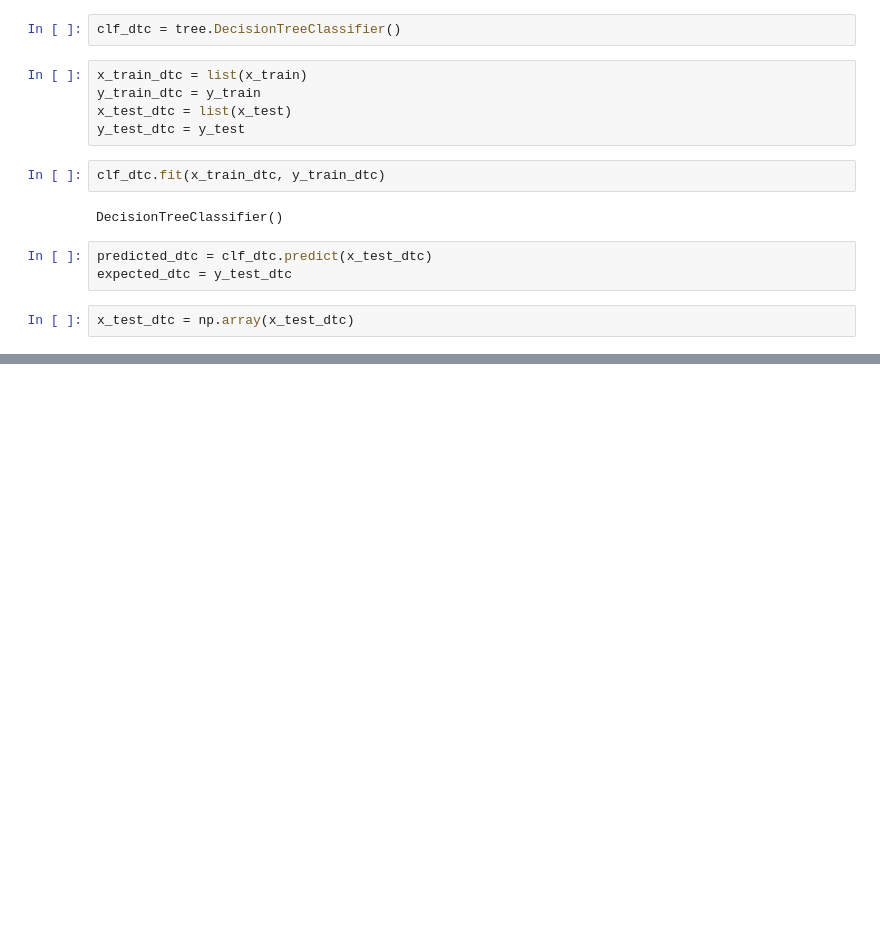
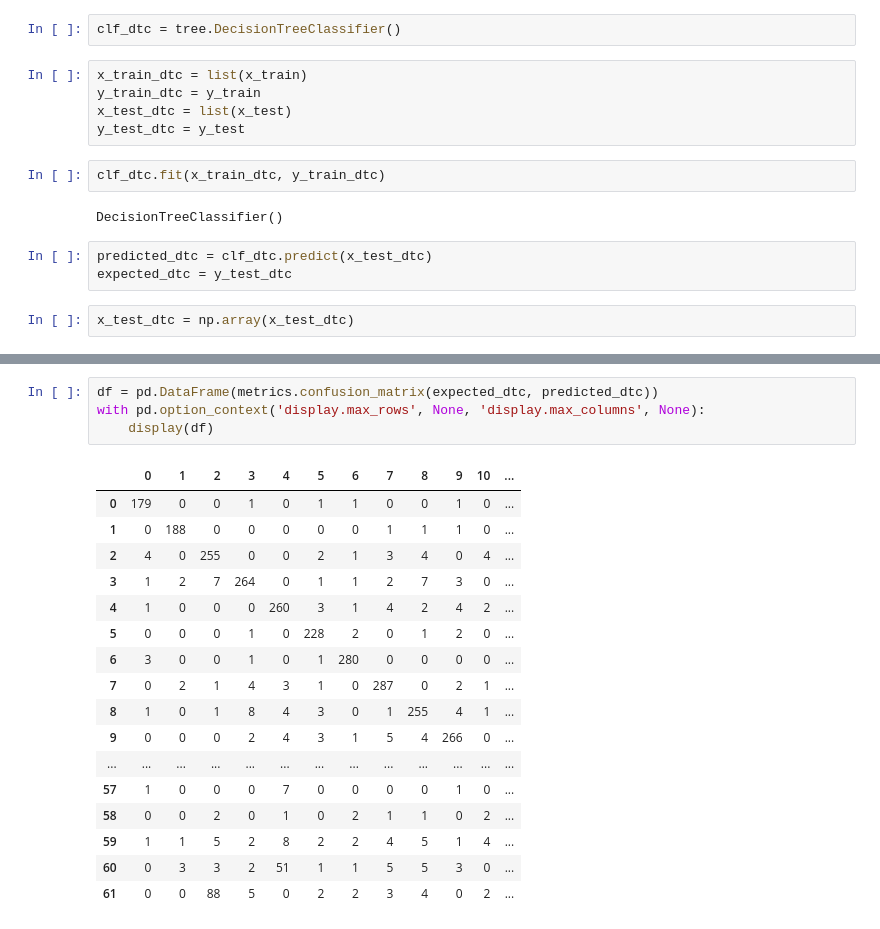
Before and after one commit to vicenteaguero/IMT1001-Data-Science-Project, a Jupyter notebook: Módulos/DecisionTree EMNIST.ipynb, the cells around one changed output, grey strips where cells are left out. Cells and saved outputs as stored; diff of their text form; blank space fills up the shorter version.

```diff
--- a/Módulos/DecisionTree EMNIST.ipynb
+++ b/Módulos/DecisionTree EMNIST.ipynb
@@ -69,0 +180,22 @@ array([[3391,    1,   14, ...,    0,    0,    4],
+# %%
+df = pd.DataFrame(metrics.confusion_matrix(expected_dtc, predicted_dtc))
+with pd.option_context('display.max_rows', None, 'display.max_columns', None):
+    display(df)
+# %% [output]
+|  | 0 | 1 | 2 | 3 | 4 | 5 | 6 | 7 | 8 | 9 | 10 | ... |
+| 0 | 179 | 0 | 0 | 1 | 0 | 1 | 1 | 0 | 0 | 1 | 0 | ... |
+| 1 | 0 | 188 | 0 | 0 | 0 | 0 | 0 | 1 | 1 | 1 | 0 | ... |
+| 2 | 4 | 0 | 255 | 0 | 0 | 2 | 1 | 3 | 4 | 0 | 4 | ... |
+| 3 | 1 | 2 | 7 | 264 | 0 | 1 | 1 | 2 | 7 | 3 | 0 | ... |
+| 4 | 1 | 0 | 0 | 0 | 260 | 3 | 1 | 4 | 2 | 4 | 2 | ... |
+| 5 | 0 | 0 | 0 | 1 | 0 | 228 | 2 | 0 | 1 | 2 | 0 | ... |
+| 6 | 3 | 0 | 0 | 1 | 0 | 1 | 280 | 0 | 0 | 0 | 0 | ... |
+| 7 | 0 | 2 | 1 | 4 | 3 | 1 | 0 | 287 | 0 | 2 | 1 | ... |
+| 8 | 1 | 0 | 1 | 8 | 4 | 3 | 0 | 1 | 255 | 4 | 1 | ... |
+| 9 | 0 | 0 | 0 | 2 | 4 | 3 | 1 | 5 | 4 | 266 | 0 | ... |
+| ... | ... | ... | ... | ... | ... | ... | ... | ... | ... | ... | ... | ... |
+| 57 | 1 | 0 | 0 | 0 | 7 | 0 | 0 | 0 | 0 | 1 | 0 | ... |
+| 58 | 0 | 0 | 2 | 0 | 1 | 0 | 2 | 1 | 1 | 0 | 2 | ... |
+| 59 | 1 | 1 | 5 | 2 | 8 | 2 | 2 | 4 | 5 | 1 | 4 | ... |
+| 60 | 0 | 3 | 3 | 2 | 51 | 1 | 1 | 5 | 5 | 3 | 0 | ... |
+| 61 | 0 | 0 | 88 | 5 | 0 | 2 | 2 | 3 | 4 | 0 | 2 | ... |
```
Also changed, not shown: parts of 11 cells of this notebook, 26 other files.
